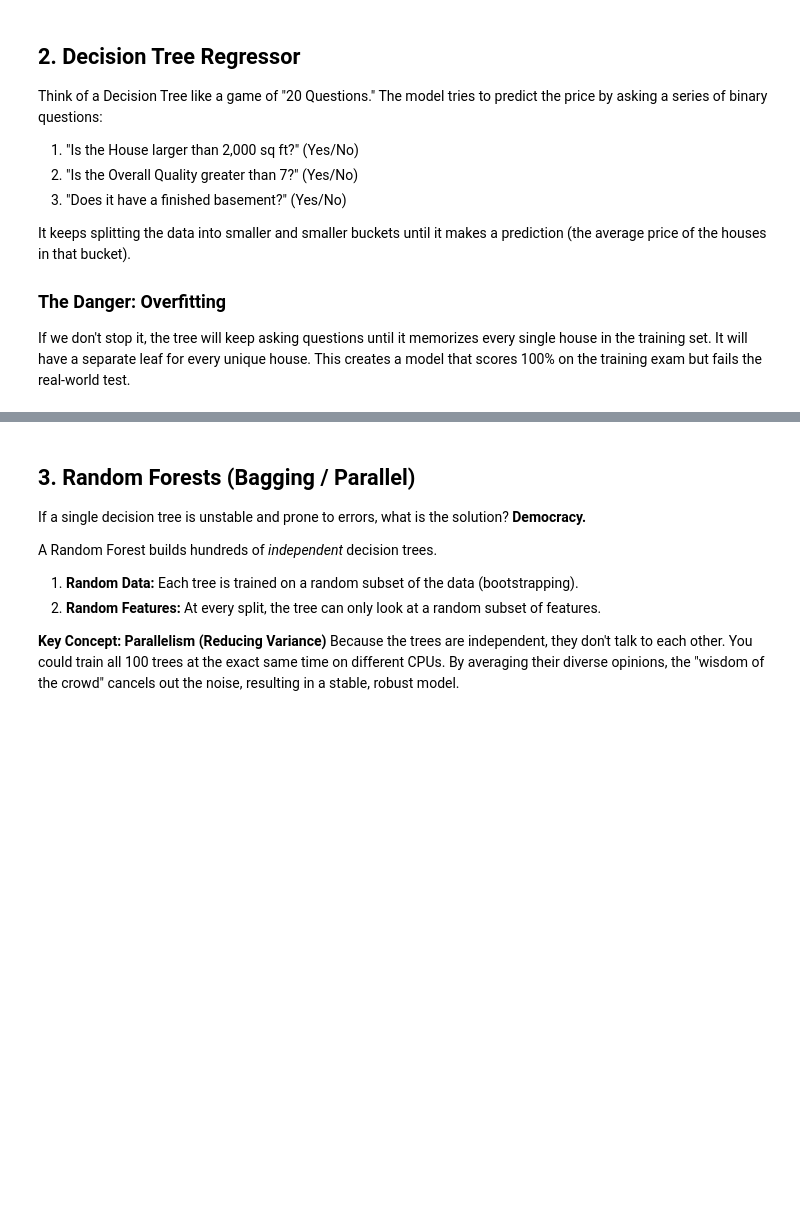
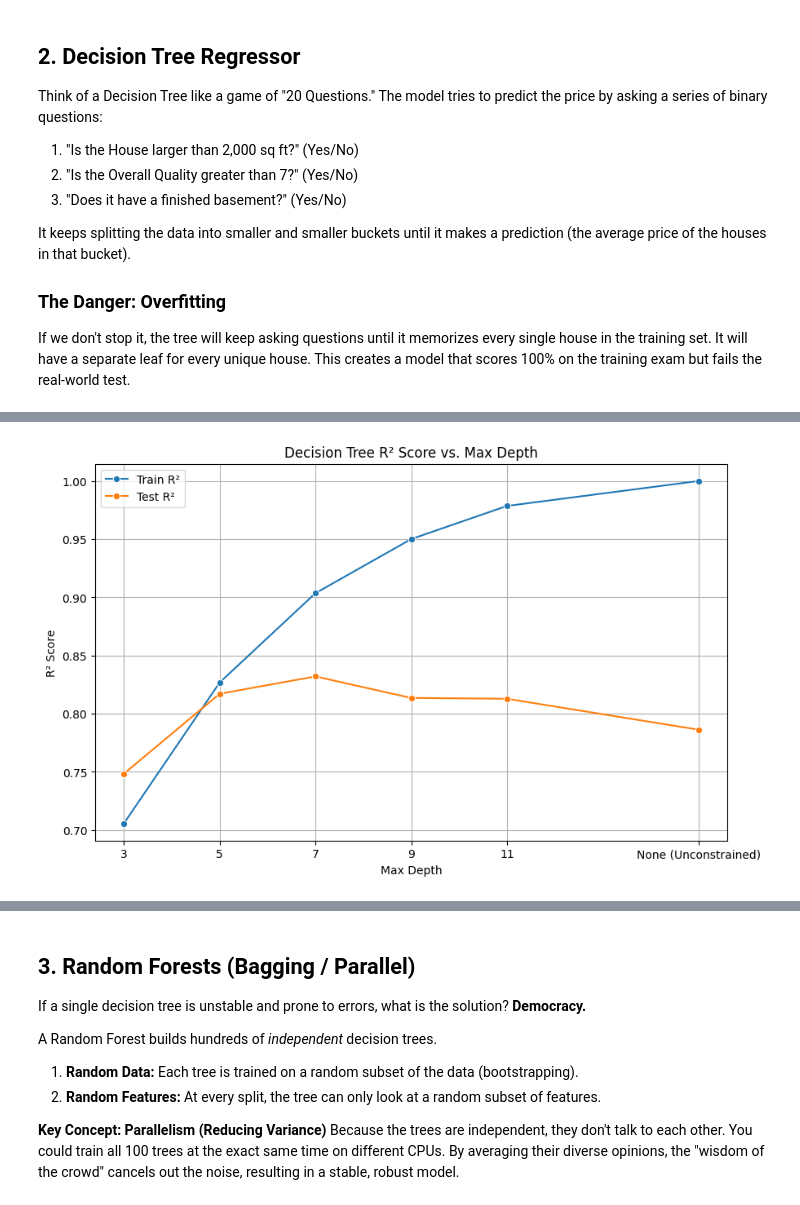
Before and after one commit to bsheese/cs377, a Jupyter notebook: 17_regression_crossval/17_2_4_5_MLR_Ames_Part5_Revised.ipynb, the cells around one changed output, grey strips where cells are left out. Saved outputs shown, nothing was run; the diff lists cells and outputs as text; code cells hidden in the pictures; blank space fills up the shorter version.

Commit message:
add tree viz

```diff
--- a/17_regression_crossval/17_2_4_5_MLR_Ames_Part5_Revised.ipynb
+++ b/17_regression_crossval/17_2_4_5_MLR_Ames_Part5_Revised.ipynb
@@ -124,21 +124,3 @@ It keeps splitting the data into smaller and smaller buckets until it makes a pr
 
 ### The Danger: Overfitting
 If we don't stop it, the tree will keep asking questions until it memorizes every single house in the training set. It will have a separate leaf for every unique house. This creates a model that scores 100% on the training exam but fails the real-world test.
-# %%
-from sklearn.tree import DecisionTreeRegressor
-from sklearn.metrics import r2_score
-
-# 1. Unconstrained Tree (The "Memorizer")
-dt_overfit = DecisionTreeRegressor(random_state=42) # No max_depth limit
-dt_overfit.fit(X_train, y_train)
-
-# 2. Constrained Tree (The "Generalizer")
-dt_limited = DecisionTreeRegressor(max_depth=5, random_state=42) # Limit to 5 questions deep
-dt_limited.fit(X_train, y_train)
-
-print("--- UNCONSTRAINED Tree ---")
-print(f"Training R²: {dt_overfit.score(X_train, y_train):.4f} (Perfect memory)")
-print(f"Test R²:     {dt_overfit.score(X_test, y_test):.4f} (Fails to generalize)")
-print("\n--- LIMITED Tree (Depth=5) ---")
-print(f"Training R²: {dt_limited.score(X_train, y_train):.4f}")
-print(f"Test R²:     {dt_limited.score(X_test, y_test):.4f} (Better generalization)")
@@ -152,0 +188,26 @@ Test R²:     0.8171 (Better generalization)
+# %%
+# Prepare data for plotting
+plot_df = dt_results_df.copy()
+# Convert 'Max Depth' column to numeric for plotting, treating 'None (Unconstrained)' as a large number or specific category
+# For visualization, it's often better to represent 'None' distinctly or order it last.
+# For a numeric plot, we can assign an arbitrary large number or handle it as a categorical value.
+# Let's convert it to a numeric type, assigning a distinct value for 'None' for proper ordering in the plot
+plot_df['Max Depth Num'] = plot_df['Max Depth'].replace({'None (Unconstrained)': 15}).astype(float) # Assigning 15 as an example, larger than 11
+
+plt.figure(figsize=(10, 6))
+sns.lineplot(data=plot_df, x='Max Depth Num', y='Train R2', marker='o', label='Train R²')
+sns.lineplot(data=plot_df, x='Max Depth Num', y='Test R2', marker='o', label='Test R²')
+
+# Customize x-axis ticks to show original labels
+x_tick_labels = plot_df['Max Depth'].tolist()
+x_tick_positions = plot_df['Max Depth Num'].tolist()
+plt.xticks(ticks=x_tick_positions, labels=x_tick_labels)
+
+plt.title('Decision Tree R² Score vs. Max Depth')
+plt.xlabel('Max Depth')
+plt.ylabel('R² Score')
+plt.grid(True)
+plt.legend()
+plt.show()
+# %% [output]
+[figure, added]
```
Also changed, not shown: parts of 21 cells of this notebook.
